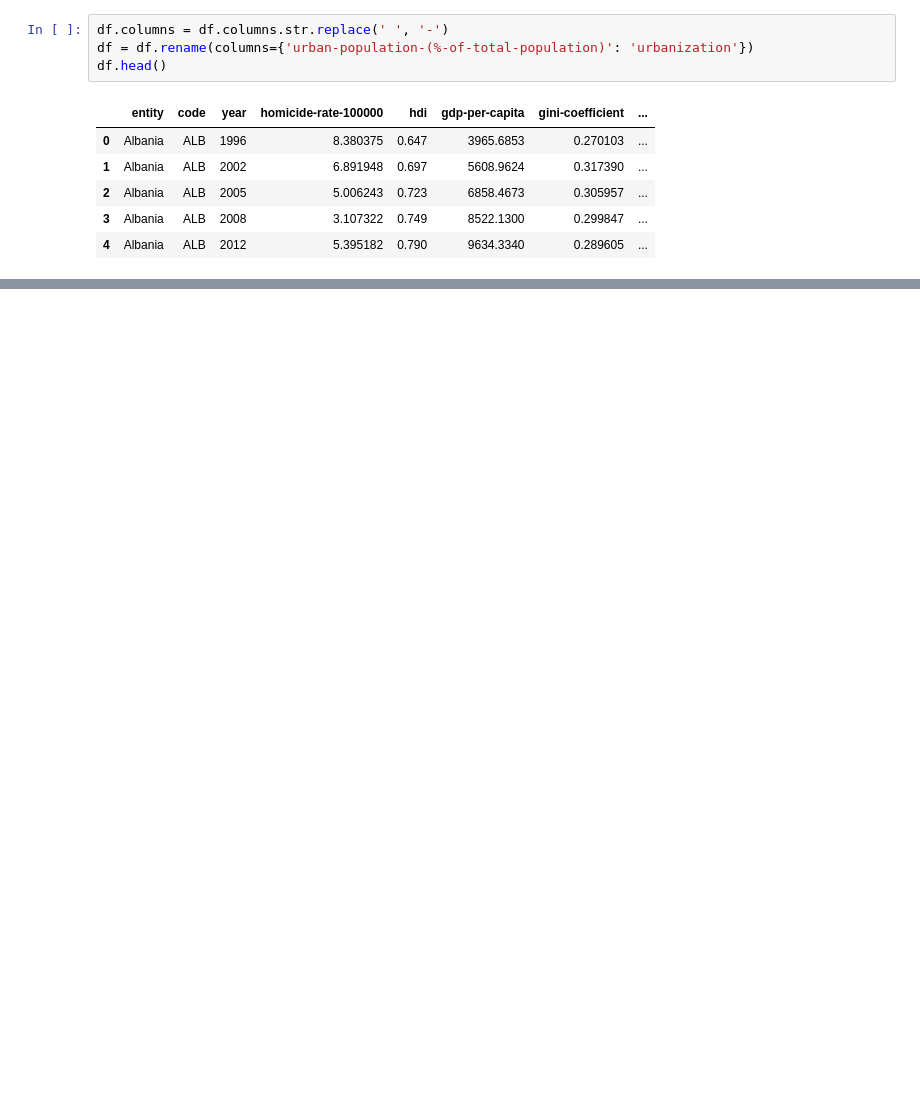
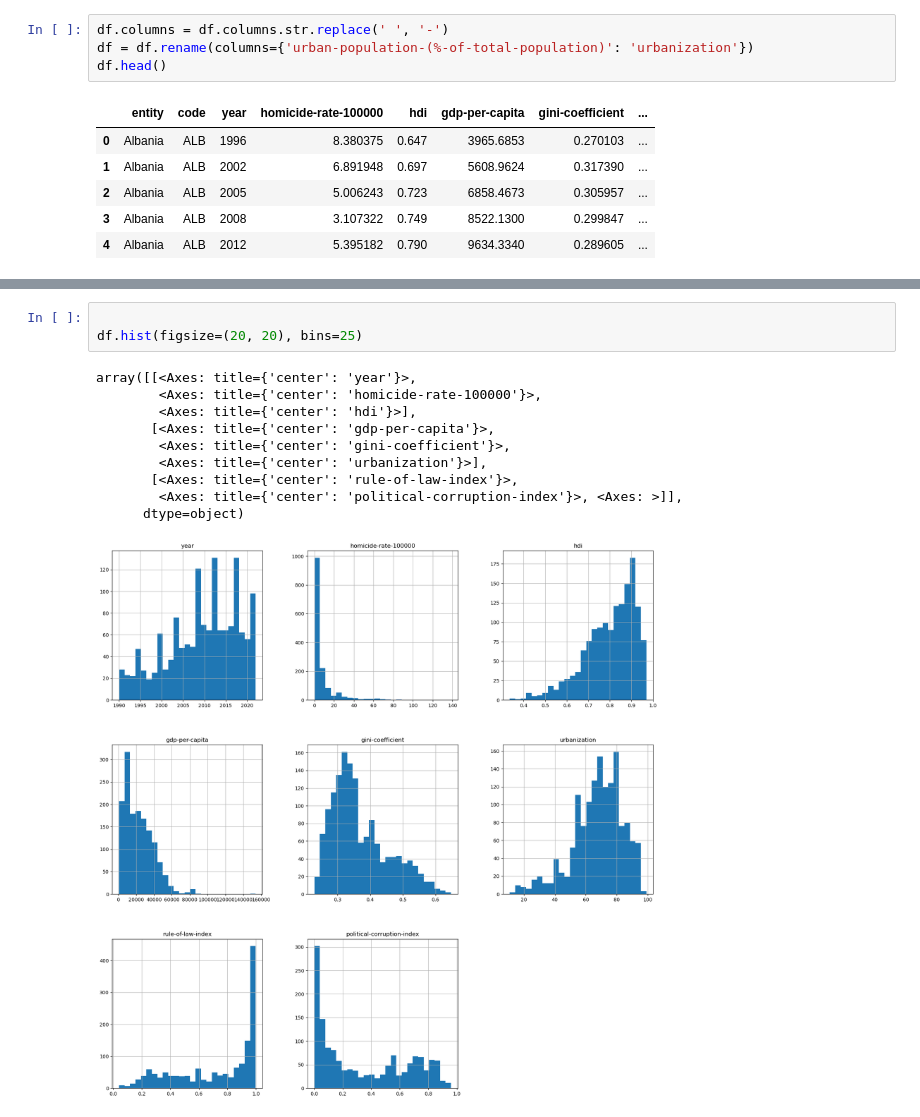
Before and after one commit to Phenriqx/global-homicide-rate-predictor, a Jupyter notebook: notebooks/HomicideRates.ipynb, the cells around one changed output, grey strips where cells are left out. Cells and saved outputs as stored; diff of their text form; blank space fills up the shorter version.

```diff
--- a/notebooks/HomicideRates.ipynb
+++ b/notebooks/HomicideRates.ipynb
@@ -103,0 +175,14 @@ df.head()
+# %%
+
+df.hist(figsize=(20, 20), bins=25)
+# %% [output]
+array([[<Axes: title={'center': 'year'}>,
+        <Axes: title={'center': 'homicide-rate-100000'}>,
+        <Axes: title={'center': 'hdi'}>],
+       [<Axes: title={'center': 'gdp-per-capita'}>,
+        <Axes: title={'center': 'gini-coefficient'}>,
+        <Axes: title={'center': 'urbanization'}>],
+       [<Axes: title={'center': 'rule-of-law-index'}>,
+        <Axes: title={'center': 'political-corruption-index'}>, <Axes: >]],
+      dtype=object)
+[figure, added]
```
Also changed, not shown: parts of 11 cells of this notebook, 2 other files.
